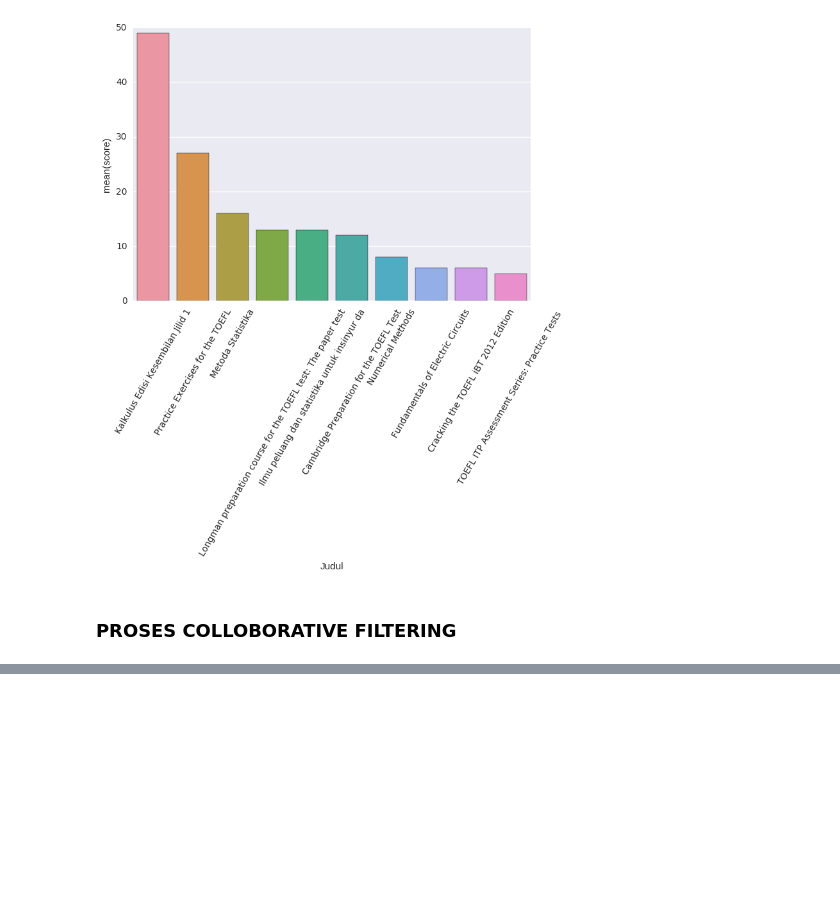
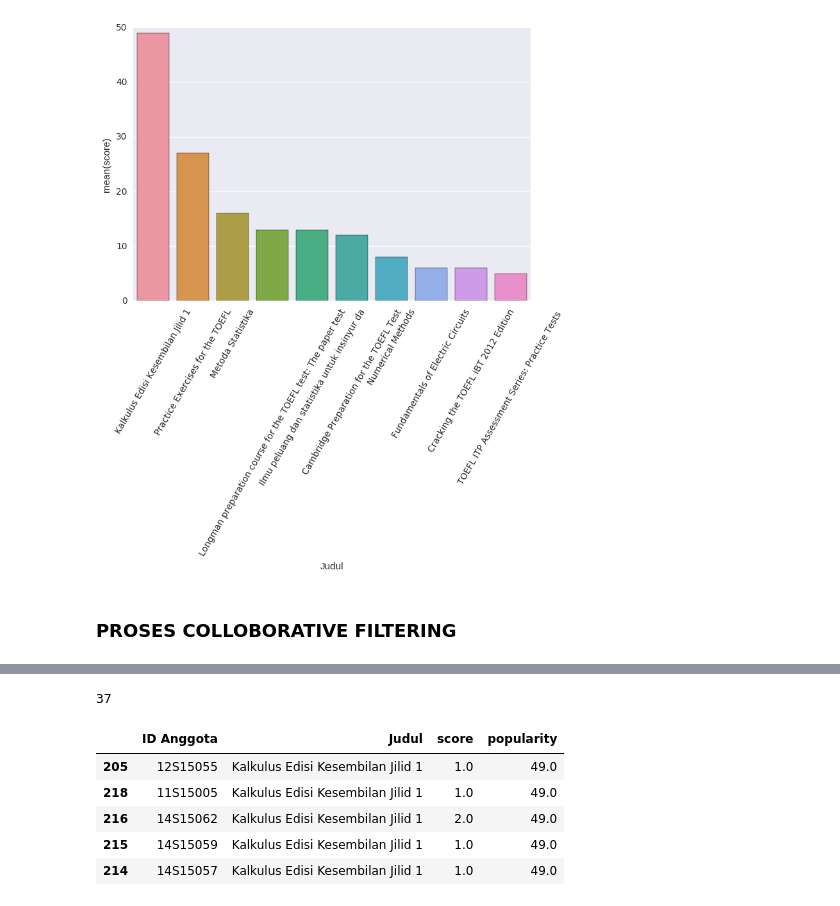
Before and after one commit to packmanproject/recommendation-syetem, a Jupyter notebook: Recommendation_v.2.ipynb, the cells around one changed output, grey strips where cells are left out. Cells and saved outputs as stored; diff of their text form; code cells hidden in the pictures; blank space fills up the shorter version.

```diff
--- a/Recommendation_v.2.ipynb
+++ b/Recommendation_v.2.ipynb
@@ -247,0 +321,11 @@ sns.plt.show()
+# %%
+print kalkulus_data.shape[0]
+kalkulus_data.head()
+# %% [output]
+37
+|  | ID Anggota | Judul | score | popularity |
+| 205 | 12S15055 | Kalkulus Edisi Kesembilan Jilid 1 | 1.0 | 49.0 |
+| 218 | 11S15005 | Kalkulus Edisi Kesembilan Jilid 1 | 1.0 | 49.0 |
+| 216 | 14S15062 | Kalkulus Edisi Kesembilan Jilid 1 | 2.0 | 49.0 |
+| 215 | 14S15059 | Kalkulus Edisi Kesembilan Jilid 1 | 1.0 | 49.0 |
+| 214 | 14S15057 | Kalkulus Edisi Kesembilan Jilid 1 | 1.0 | 49.0 |
```
Also changed, not shown: parts of 15 cells of this notebook.
